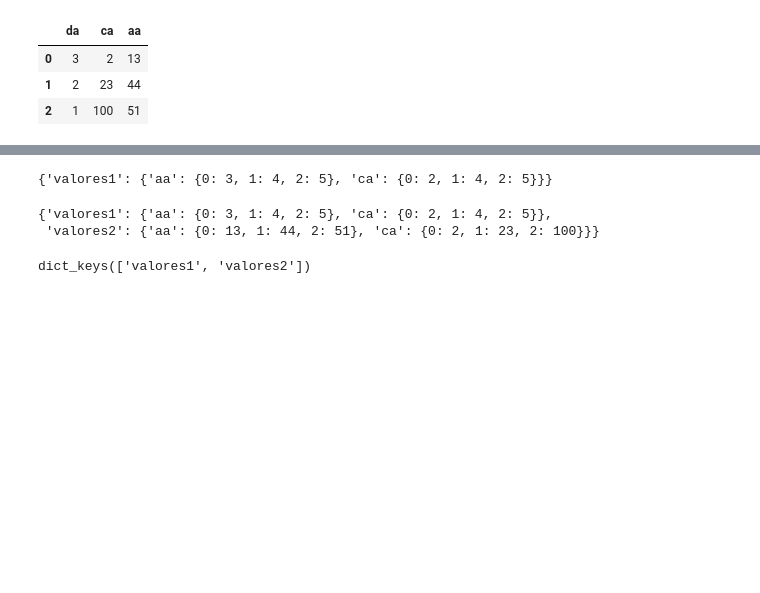
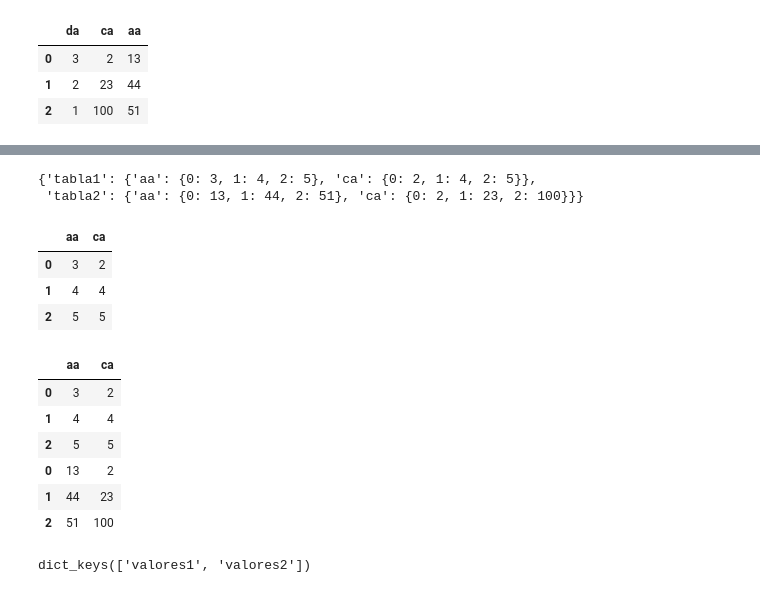
Before and after one commit to jtracos/Helper, a Jupyter notebook: ImplementacionJSON.ipynb, the cells around one changed output, grey strips where cells are left out. Cells and saved outputs as stored; diff of their text form; code cells hidden in the pictures; blank space fills up the shorter version.

Commit message:
Agregrada la funcion para leer los datos de json y convertirlos a dataframe

```diff
--- a/ImplementacionJSON.ipynb
+++ b/ImplementacionJSON.ipynb
@@ -73,17 +123,33 @@ def guardar_datos(file_name, diccionario):
 # %%
 add_valor("tabla1", df)
+add_valor("tabla2", df1)
+final
+# %% [output]
+{'tabla1': {'aa': {0: 3, 1: 4, 2: 5}, 'ca': {0: 2, 1: 4, 2: 5}},
+ 'tabla2': {'aa': {0: 13, 1: 44, 2: 51}, 'ca': {0: 2, 1: 23, 2: 100}}}
-# %%
-final
-# %% [output]
-{'valores1': {'aa': {0: 3, 1: 4, 2: 5}, 'ca': {0: 2, 1: 4, 2: 5}}}
-# %%
-add_valor("tabla2", df1)
-final
-# %% [output]
-{'valores1': {'aa': {0: 3, 1: 4, 2: 5}, 'ca': {0: 2, 1: 4, 2: 5}},
- 'valores2': {'aa': {0: 13, 1: 44, 2: 51}, 'ca': {0: 2, 1: 23, 2: 100}}}
 # %%
 guardar_datos("variables.json", final)
+# %%
+#regresa una lista que contiene los dataframes originales
+recuperar_datos("variables.json")
+# %% [output]
+|  | aa | ca |
+| 0 | 3 | 2 |
+| 1 | 4 | 4 |
+| 2 | 5 | 5 |
+# %%
+#une todos los dataframes en una sola tabla, si los nombres de las columnas
+#son iguales, solo se generan esas columnas, en caso contrario, se generan
+#tantas columnas como nombres diferentes de columnas existan los dataframes
+recuperar_datos("variables.json", append=True)
+# %% [output]
+|  | aa | ca |
+| 0 | 3 | 2 |
+| 1 | 4 | 4 |
+| 2 | 5 | 5 |
+| 0 | 13 | 2 |
+| 1 | 44 | 23 |
+| 2 | 51 | 100 |
 # %%
 rewind =json.load(open("variables.json"))
 # %%
```
Also changed, not shown: parts of 5 cells of this notebook.
